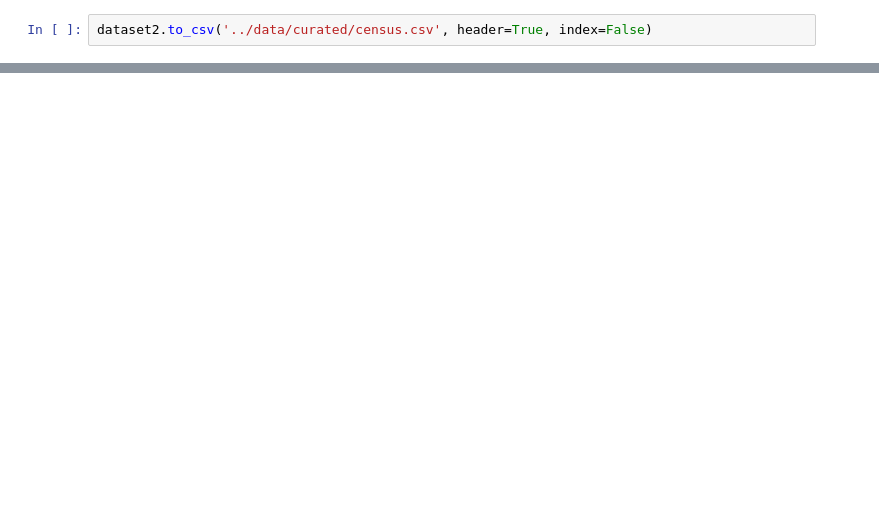
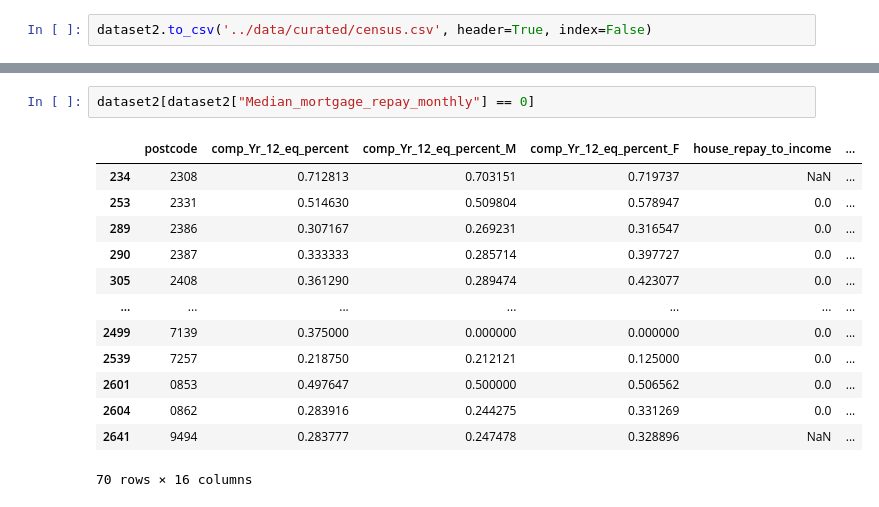
Before and after one commit to MAST30034-Applied-Data-Science/generic-buy-now-pay-later-project-group-17-adsb, a Jupyter notebook: notebooks/external_data.ipynb, the cells around one changed output, grey strips where cells are left out. Drawn from its saved outputs; the diff is of its cells as text; blank space fills up the shorter version.

```diff
--- a/notebooks/external_data.ipynb
+++ b/notebooks/external_data.ipynb
@@ -63,0 +118,16 @@ dataset2.to_csv('../data/curated/census.csv', header=True, index=False)
+# %%
+dataset2[dataset2["Median_mortgage_repay_monthly"] == 0]
+# %% [output]
+|  | postcode | comp_Yr_12_eq_percent | comp_Yr_12_eq_percent_M | comp_Yr_12_eq_percent_F | house_repay_to_income | ... |
+| 234 | 2308 | 0.712813 | 0.703151 | 0.719737 | NaN | ... |
+| 253 | 2331 | 0.514630 | 0.509804 | 0.578947 | 0.0 | ... |
+| 289 | 2386 | 0.307167 | 0.269231 | 0.316547 | 0.0 | ... |
+| 290 | 2387 | 0.333333 | 0.285714 | 0.397727 | 0.0 | ... |
+| 305 | 2408 | 0.361290 | 0.289474 | 0.423077 | 0.0 | ... |
+| ... | ... | ... | ... | ... | ... | ... |
+| 2499 | 7139 | 0.375000 | 0.000000 | 0.000000 | 0.0 | ... |
+| 2539 | 7257 | 0.218750 | 0.212121 | 0.125000 | 0.0 | ... |
+| 2601 | 0853 | 0.497647 | 0.500000 | 0.506562 | 0.0 | ... |
+| 2604 | 0862 | 0.283916 | 0.244275 | 0.331269 | 0.0 | ... |
+| 2641 | 9494 | 0.283777 | 0.247478 | 0.328896 | NaN | ... |
+70 rows × 16 columns
```
Also changed, not shown: parts of 9 cells of this notebook.
